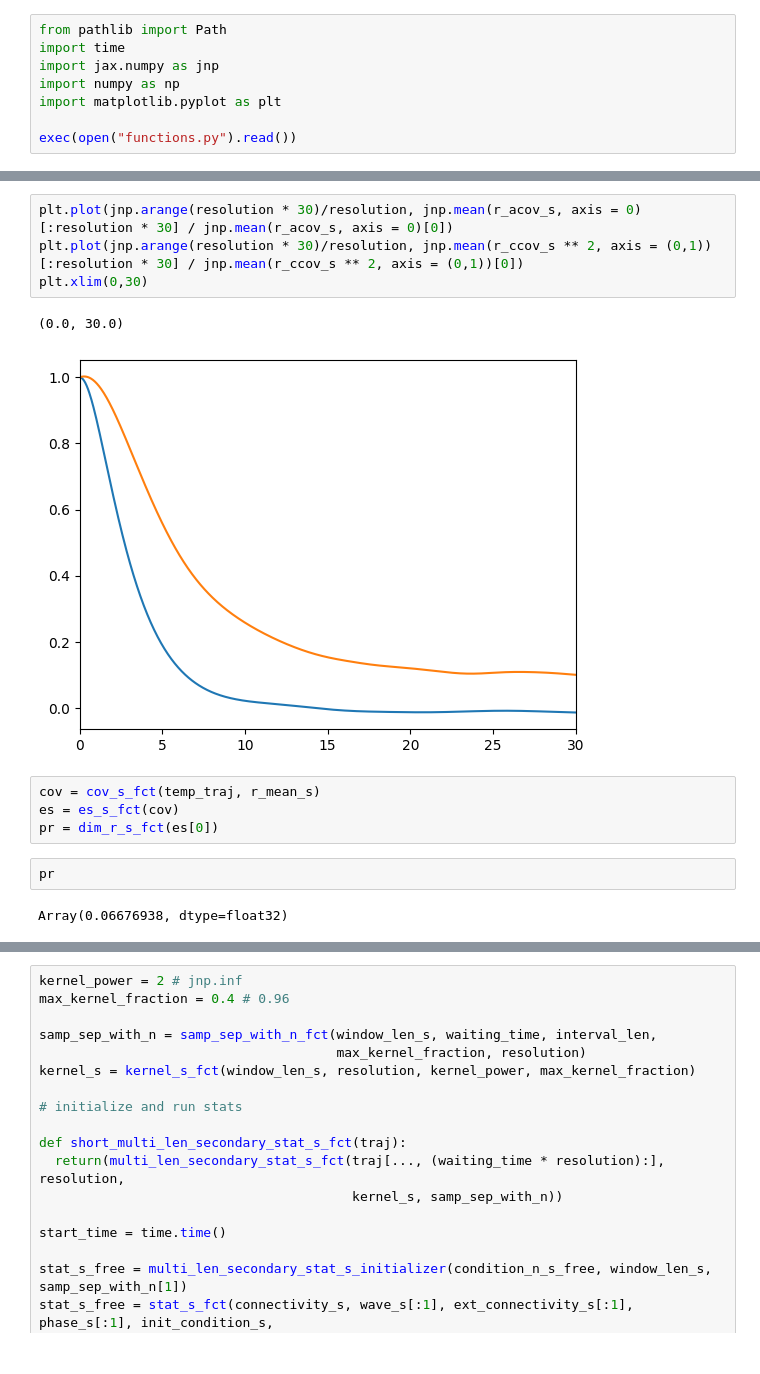
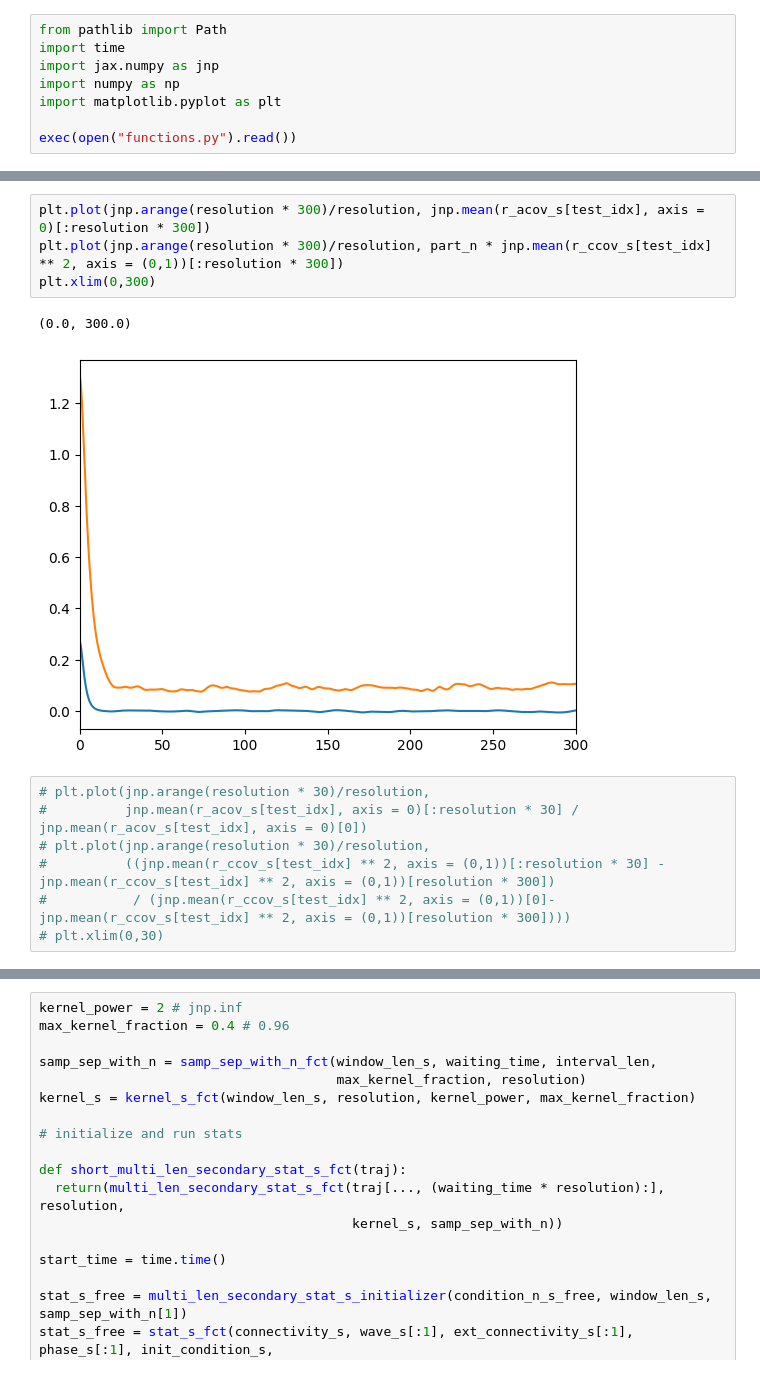
Before and after one commit to zhaoz0314/random-EI, a Jupyter notebook: pseudospatial/0_4-4_0_test.ipynb, the cells around one changed output, grey strips where cells are left out. Drawn from its saved outputs; the diff is of its cells as text.

```diff
--- a/pseudospatial/0_4-4_0_test.ipynb
+++ b/pseudospatial/0_4-4_0_test.ipynb
@@ -138,15 +182,14 @@ plt.xlim(0,30)
+# %%
+plt.plot(jnp.arange(resolution * 300)/resolution, jnp.mean(r_acov_s[test_idx], axis = 0)[:resolution * 300])
+plt.plot(jnp.arange(resolution * 300)/resolution, part_n * jnp.mean(r_ccov_s[test_idx] ** 2, axis = (0,1))[:resolution * 300])
+plt.xlim(0,300)
+# %% [output]
+(0.0, 300.0)
+[figure, added]
 # %%
-plt.plot(jnp.arange(resolution * 30)/resolution, jnp.mean(r_acov_s, axis = 0)[:resolution * 30] / jnp.mean(r_acov_s, axis = 0)[0])
-plt.plot(jnp.arange(resolution * 30)/resolution, jnp.mean(r_ccov_s ** 2, axis = (0,1))[:resolution * 30] / jnp.mean(r_ccov_s ** 2, axis = (0,1))[0])
-plt.xlim(0,30)
+# plt.plot(jnp.arange(resolution * 30)/resolution,
+#          jnp.mean(r_acov_s[test_idx], axis = 0)[:resolution * 30] / jnp.mean(r_acov_s[test_idx], axis = 0)[0])
+# plt.plot(jnp.arange(resolution * 30)/resolution,
+#          ((jnp.mean(r_ccov_s[test_idx] ** 2, axis = (0,1))[:resolution * 30] - jnp.mean(r_ccov_s[test_idx] ** 2, axis = (0,1))[resolution * 300])
+#           / (jnp.mean(r_ccov_s[test_idx] ** 2, axis = (0,1))[0]-jnp.mean(r_ccov_s[test_idx] ** 2, axis = (0,1))[resolution * 300])))
+# plt.xlim(0,30)
-# %% [output]
-(0.0, 30.0)
-[figure, removed]
-# %%
-cov = cov_s_fct(temp_traj, r_mean_s)
-es = es_s_fct(cov)
-pr = dim_r_s_fct(es[0])
-# %%
-pr
-# %% [output]
-Array(0.06676938, dtype=float32)
```
Also changed, not shown: parts of 10 cells of this notebook, 1 other file.
